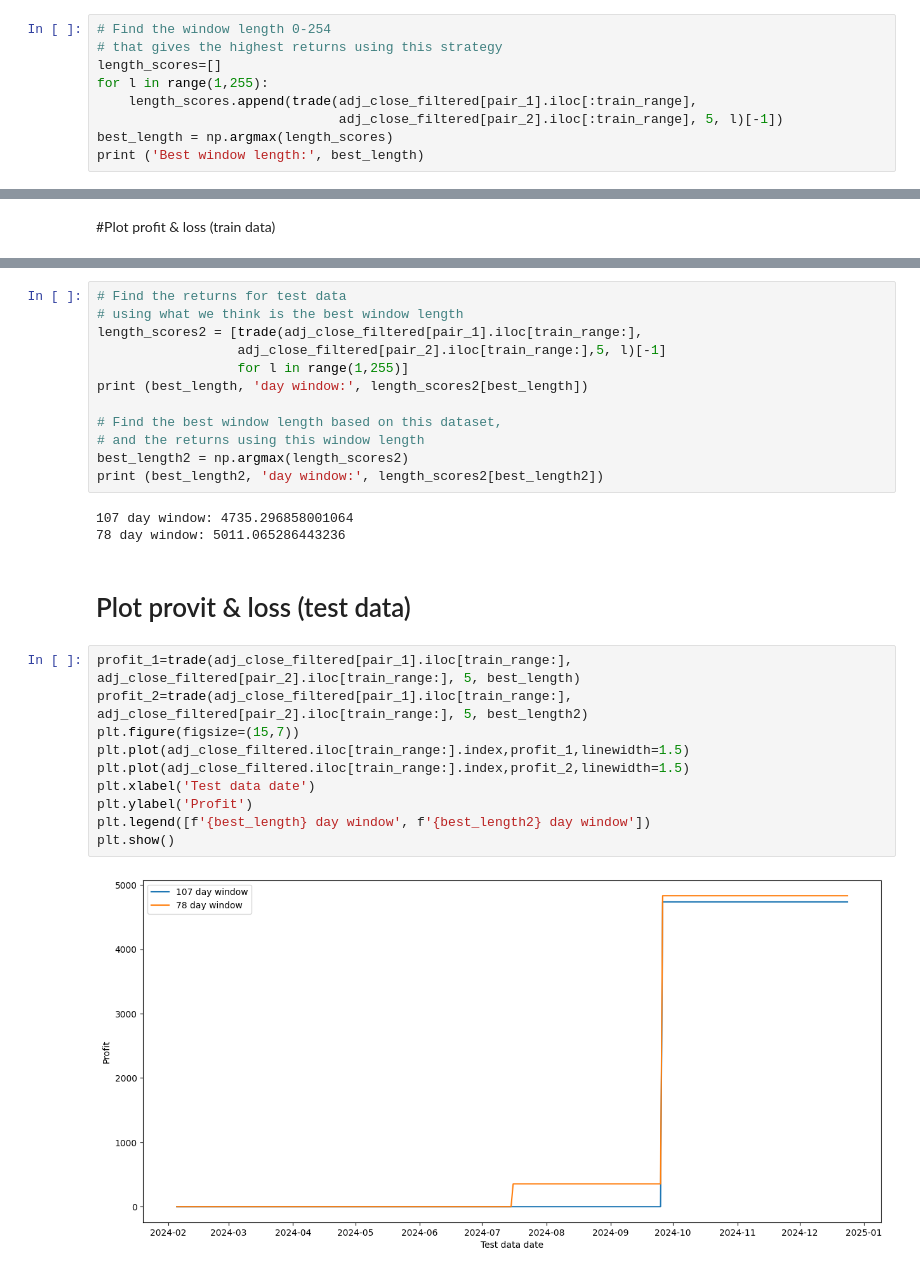
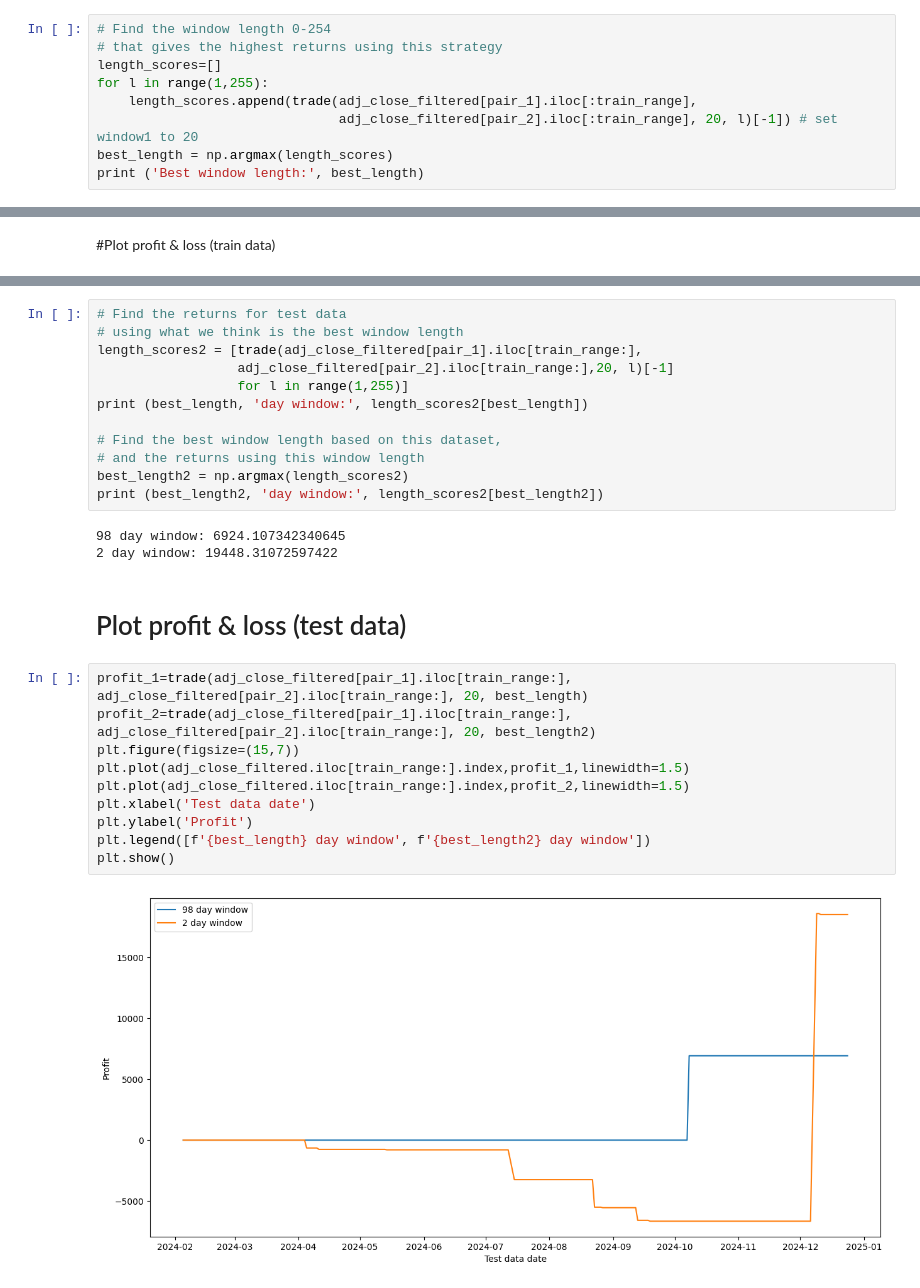
Before and after one commit to Donaldwic/Pair-trading, a Jupyter notebook: Pair_trading.ipynb, the cells around one changed output, grey strips where cells are left out. Cells and saved outputs as stored; diff of their text form.

```diff
--- a/Pair_trading.ipynb
+++ b/Pair_trading.ipynb
@@ -362,7 +364,7 @@ Profit is: 26323.869681006603
 length_scores=[]
 for l in range(1,255):
     length_scores.append(trade(adj_close_filtered[pair_1].iloc[:train_range],
-                               adj_close_filtered[pair_2].iloc[:train_range], 5, l)[-1])
+                               adj_close_filtered[pair_2].iloc[:train_range], 20, l)[-1]) # set window1 to 20
 best_length = np.argmax(length_scores)
 print ('Best window length:', best_length)
 # %% [output]
@@ -383,7 +385,7 @@ plt.show()
 # Find the returns for test data
 # using what we think is the best window length
 length_scores2 = [trade(adj_close_filtered[pair_1].iloc[train_range:],
-                  adj_close_filtered[pair_2].iloc[train_range:],5, l)[-1]
+                  adj_close_filtered[pair_2].iloc[train_range:],20, l)[-1]
                   for l in range(1,255)]
 print (best_length, 'day window:', length_scores2[best_length])
 
@@ -392,19 +394,19 @@ print (best_length, 'day window:', length_scores2[best_length])
 best_length2 = np.argmax(length_scores2)
 print (best_length2, 'day window:', length_scores2[best_length2])
 # %% [output]
-107 day window: 4735.296858001064
-78 day window: 5011.065286443236
+98 day window: 6924.107342340645
+2 day window: 19448.31072597422
 # %% [markdown]
-# Plot provit & loss (test data)
+# Plot profit & loss (test data)
 # %%
-profit_1=trade(adj_close_filtered[pair_1].iloc[train_range:], adj_close_filtered[pair_2].iloc[train_range:], 5, best_length)
-profit_2=trade(adj_close_filtered[pair_1].iloc[train_range:], adj_close_filtered[pair_2].iloc[train_range:], 5, best_length2)
+profit_1=trade(adj_close_filtered[pair_1].iloc[train_range:], adj_close_filtered[pair_2].iloc[train_range:], 20, best_length)
+profit_2=trade(adj_close_filtered[pair_1].iloc[train_range:], adj_close_filtered[pair_2].iloc[train_range:], 20, best_length2)
 plt.figure(figsize=(15,7))
 plt.plot(adj_close_filtered.iloc[train_range:].index,profit_1,linewidth=1.5)
 plt.plot(adj_close_filtered.iloc[train_range:].index,profit_2,linewidth=1.5)
 plt.xlabel('Test data date')
 plt.ylabel('Profit')
 plt.legend([f'{best_length} day window', f'{best_length2} day window'])
 plt.show()
 # %% [output]
-[figure, old version]
+[figure, new version]
```
Also changed, not shown: parts of 5 cells of this notebook.
